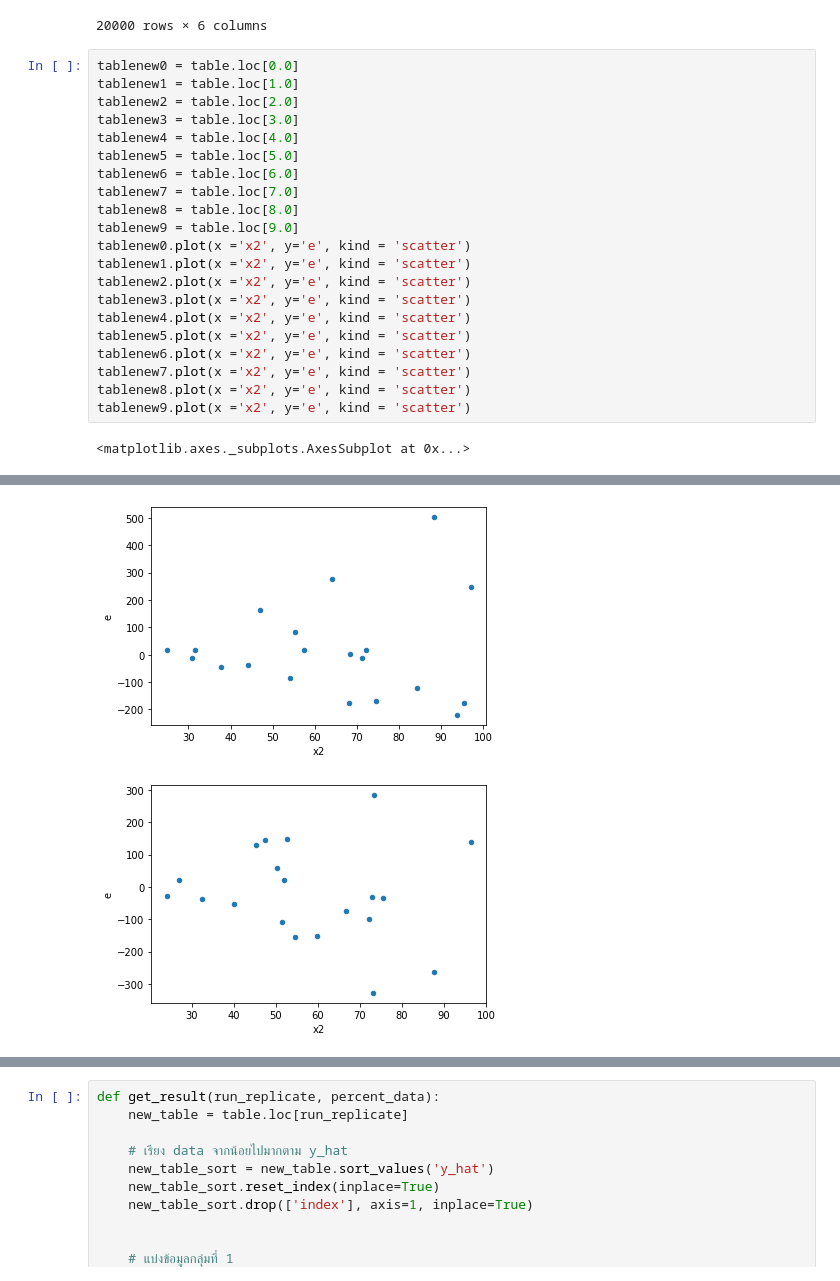
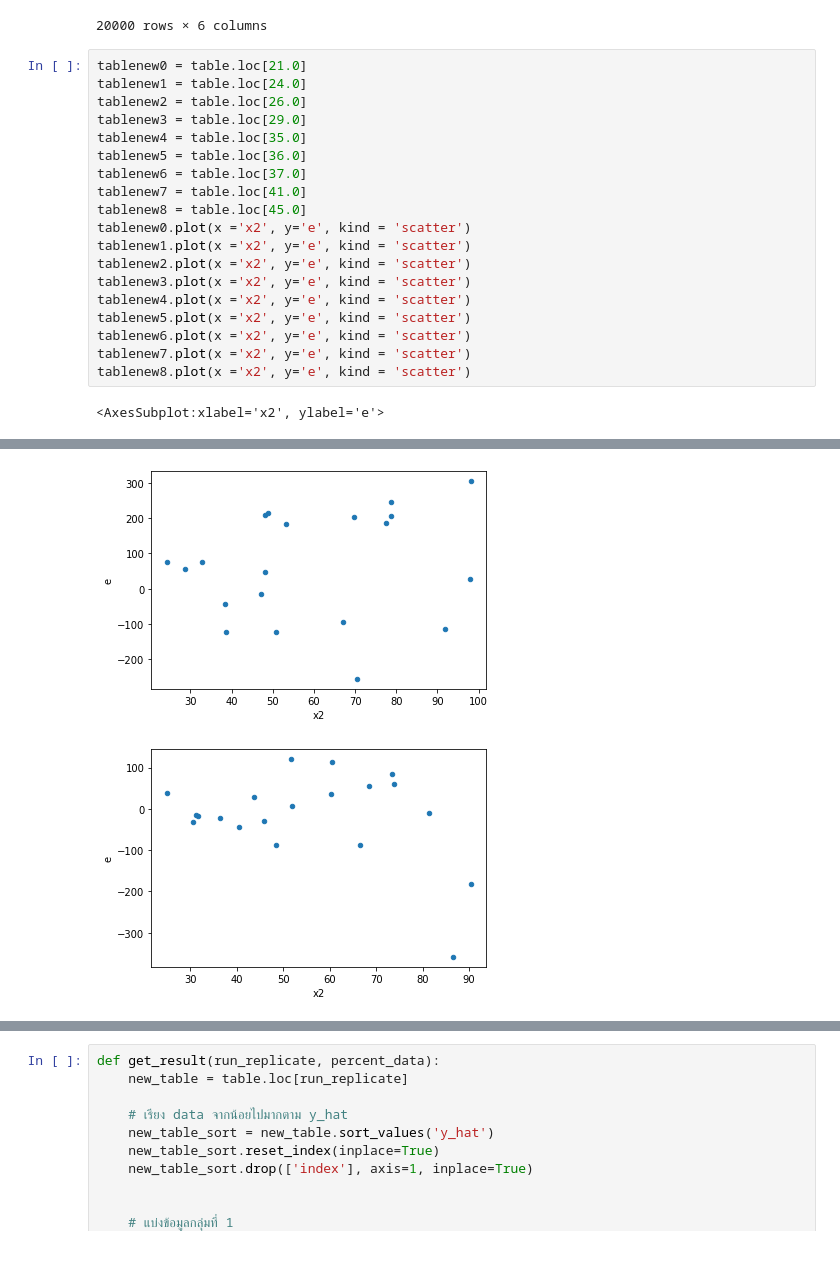
Before and after one commit to iam-fern/Generate_multiplication_2X, a Jupyter notebook: GQtest_data(y_hat)_multi_delta_(2_4)_n20_01.ipynb, the cells around one changed output, grey strips where cells are left out. Saved outputs shown, nothing was run; the diff lists cells and outputs as text.

```diff
--- a/GQtest_data(y_hat)_multi_delta_(2_4)_n20_01.ipynb
+++ b/GQtest_data(y_hat)_multi_delta_(2_4)_n20_01.ipynb
@@ -136,16 +136,15 @@ table
 |  | 19.0 | 32.902557 | 98.925020 | -149.121151 | -7.293574 | 153.379680 | -160.673254 |
 20000 rows × 6 columns
 # %%
-tablenew0 = table.loc[0.0]
-tablenew1 = table.loc[1.0]
-tablenew2 = table.loc[2.0]
-tablenew3 = table.loc[3.0]
-tablenew4 = table.loc[4.0]
-tablenew5 = table.loc[5.0]
-tablenew6 = table.loc[6.0]
-tablenew7 = table.loc[7.0]
-tablenew8 = table.loc[8.0]
-tablenew9 = table.loc[9.0]
+tablenew0 = table.loc[21.0]
+tablenew1 = table.loc[24.0]
+tablenew2 = table.loc[26.0]
+tablenew3 = table.loc[29.0]
+tablenew4 = table.loc[35.0]
+tablenew5 = table.loc[36.0]
+tablenew6 = table.loc[37.0]
+tablenew7 = table.loc[41.0]
+tablenew8 = table.loc[45.0]
 tablenew0.plot(x ='x2', y='e', kind = 'scatter')
 tablenew1.plot(x ='x2', y='e', kind = 'scatter')
 tablenew2.plot(x ='x2', y='e', kind = 'scatter')
@@ -155,6 +154,5 @@ tablenew5.plot(x ='x2', y='e', kind = 'scatter')
 tablenew6.plot(x ='x2', y='e', kind = 'scatter')
 tablenew7.plot(x ='x2', y='e', kind = 'scatter')
 tablenew8.plot(x ='x2', y='e', kind = 'scatter')
-tablenew9.plot(x ='x2', y='e', kind = 'scatter')
 # %% [output]
-<matplotlib.axes._subplots.AxesSubplot at 0x...>
+<AxesSubplot:xlabel='x2', ylabel='e'>
@@ -166,2 +164,2 @@ tablenew9.plot(x ='x2', y='e', kind = 'scatter')
-[figure, old version]
+[figure, new version]
-[figure, old version]
+[figure, new version]
```
Also changed, not shown: parts of 3 cells of this notebook.
